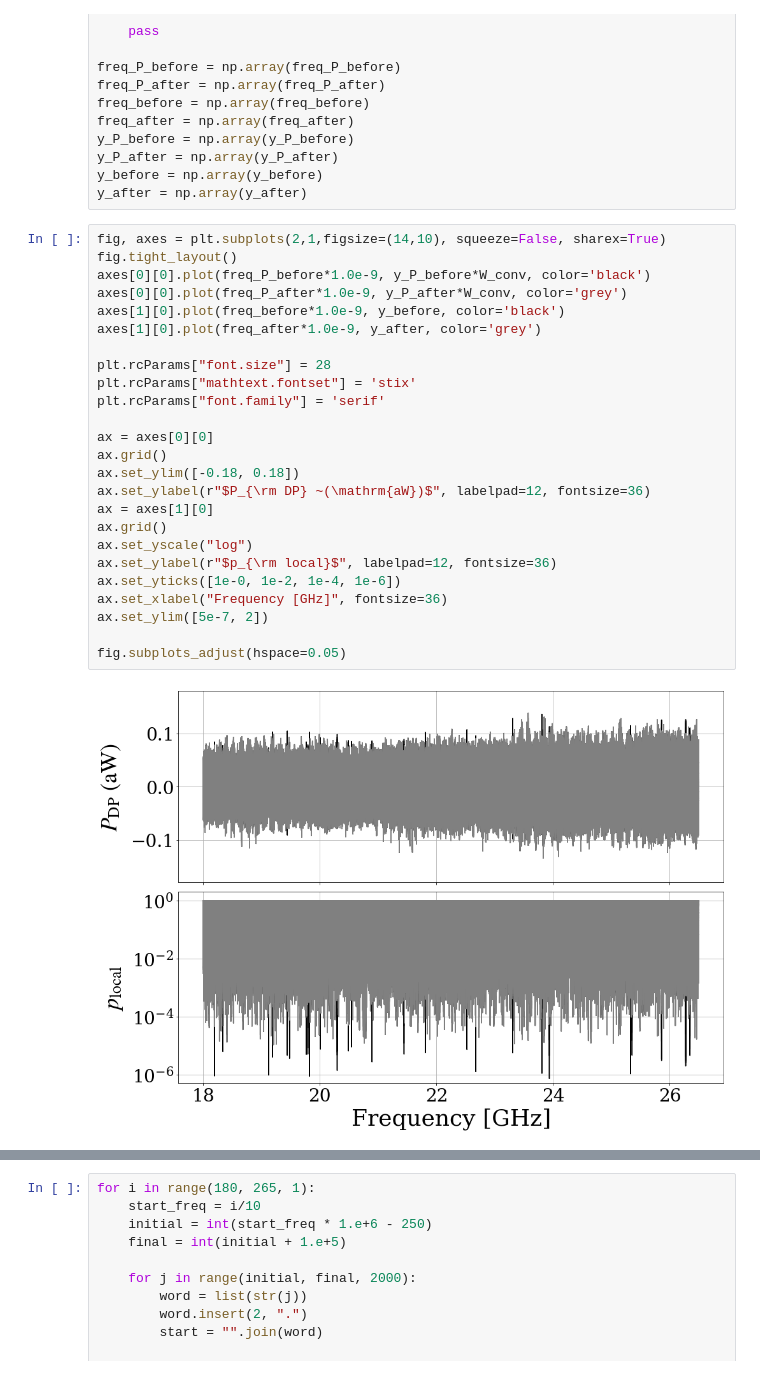
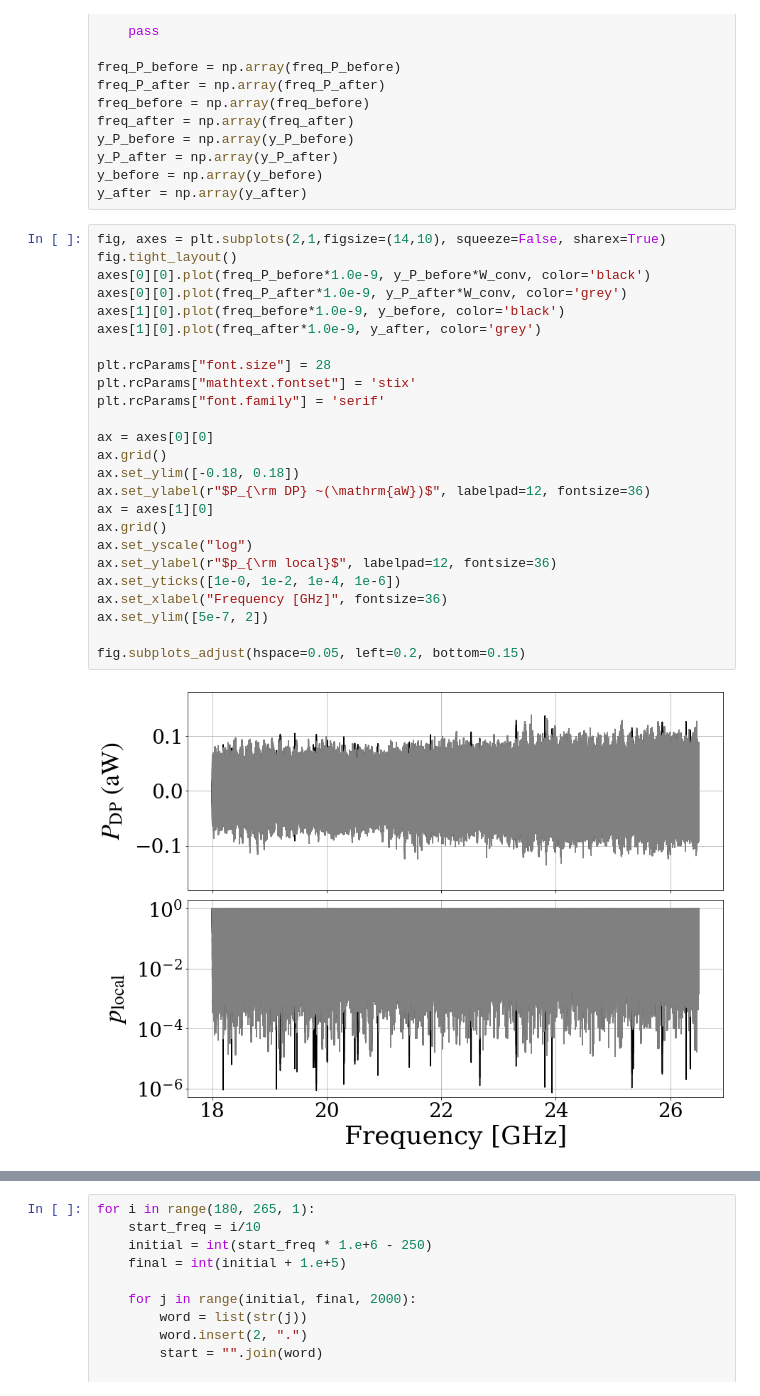
Before and after one commit to sadachi5/dosue-k, a Jupyter notebook: quick_plot.ipynb, the cells around one changed output, grey strips where cells are left out. Saved outputs shown, nothing was run; the diff lists cells and outputs as text.

```diff
--- a/quick_plot.ipynb
+++ b/quick_plot.ipynb
@@ -250,28 +250,28 @@ y_after = np.array(y_after)
 # %%
 fig, axes = plt.subplots(2,1,figsize=(14,10), squeeze=False, sharex=True)
 fig.tight_layout()
 axes[0][0].plot(freq_P_before*1.0e-9, y_P_before*W_conv, color='black')
 axes[0][0].plot(freq_P_after*1.0e-9, y_P_after*W_conv, color='grey')
 axes[1][0].plot(freq_before*1.0e-9, y_before, color='black')
 axes[1][0].plot(freq_after*1.0e-9, y_after, color='grey')
 
 plt.rcParams["font.size"] = 28
 plt.rcParams["mathtext.fontset"] = 'stix'
 plt.rcParams["font.family"] = 'serif'
 
 ax = axes[0][0]
 ax.grid()
 ax.set_ylim([-0.18, 0.18])
 ax.set_ylabel(r"$P_{\rm DP} ~(\mathrm{aW})$", labelpad=12, fontsize=36)
 ax = axes[1][0]
 ax.grid()
 ax.set_yscale("log")
 ax.set_ylabel(r"$p_{\rm local}$", labelpad=12, fontsize=36)
 ax.set_yticks([1e-0, 1e-2, 1e-4, 1e-6])
 ax.set_xlabel("Frequency [GHz]", fontsize=36)
 ax.set_ylim([5e-7, 2])
 
-fig.subplots_adjust(hspace=0.05)
+fig.subplots_adjust(hspace=0.05, left=0.2, bottom=0.15)
 # %% [output]
-[figure, old version]
+[figure, new version]
 # %%
```
Also changed, not shown: parts of 7 cells of this notebook, 2 other files.
